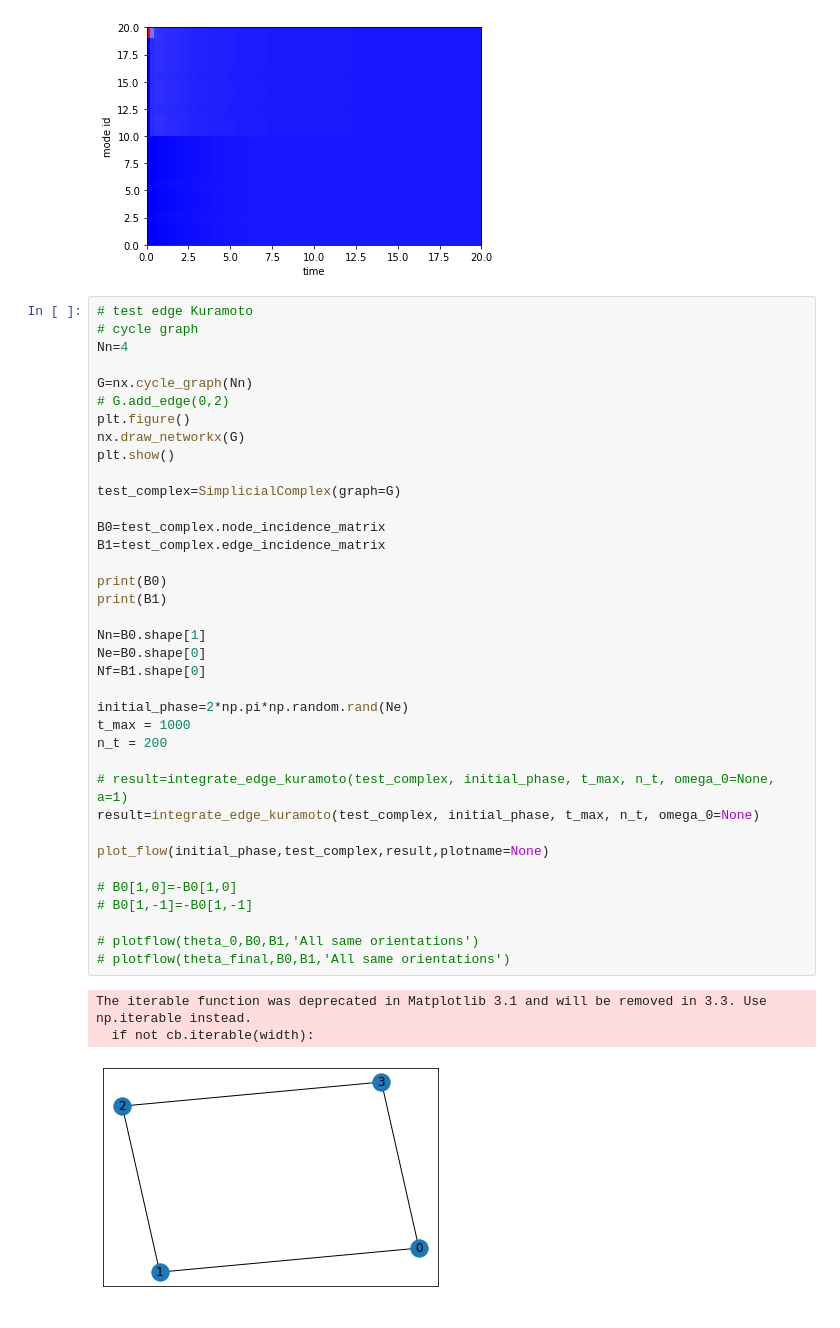
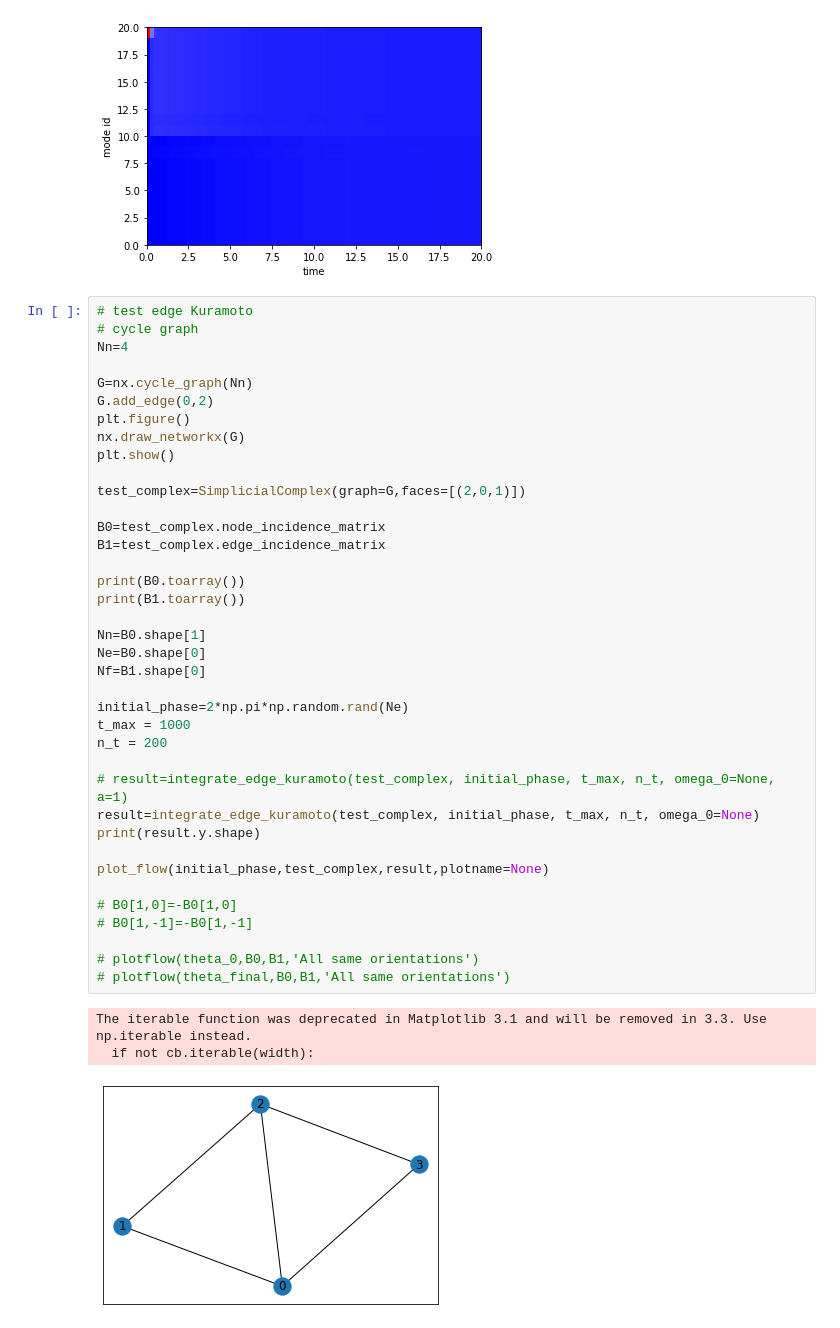
Before and after one commit to arnaudon/simplicial-kuramoto, a Jupyter notebook: example/Test_Dev.ipynb, the cells around one changed output. Saved outputs shown, nothing was run; the diff lists cells and outputs as text.

Commit message:
Plots and Example
Added a couple of plotting function
Including one for the order parameter of the phase
Added an example with a square and a diagonal:
full-full,full-empty,empty-empty

```diff
--- a/example/Test_Dev.ipynb
+++ b/example/Test_Dev.ipynb
@@ -34,38 +36,39 @@ plt.show()
 Nn=4
 
 G=nx.cycle_graph(Nn)
-# G.add_edge(0,2)
+G.add_edge(0,2)
 plt.figure()
 nx.draw_networkx(G)
 plt.show()
 
-test_complex=SimplicialComplex(graph=G)
+test_complex=SimplicialComplex(graph=G,faces=[(2,0,1)])
 
 B0=test_complex.node_incidence_matrix
 B1=test_complex.edge_incidence_matrix
 
-print(B0)
-print(B1)
+print(B0.toarray())
+print(B1.toarray())
 
 Nn=B0.shape[1]
 Ne=B0.shape[0]
 Nf=B1.shape[0]
 
 initial_phase=2*np.pi*np.random.rand(Ne)
 t_max = 1000
 n_t = 200
 
 # result=integrate_edge_kuramoto(test_complex, initial_phase, t_max, n_t, omega_0=None, a=1)
 result=integrate_edge_kuramoto(test_complex, initial_phase, t_max, n_t, omega_0=None)
+print(result.y.shape)
 
 plot_flow(initial_phase,test_complex,result,plotname=None)
 
 # B0[1,0]=-B0[1,0]
 # B0[1,-1]=-B0[1,-1]
 
 # plotflow(theta_0,B0,B1,'All same orientations')
 # plotflow(theta_final,B0,B1,'All same orientations')
 # %% [output]
 The iterable function was deprecated in Matplotlib 3.1 and will be removed in 3.3. Use np.iterable instead.
   if not cb.iterable(width):
-[figure, old version]
+[figure, new version]
```
Also changed, not shown: parts of 3 cells of this notebook, 2 other files.
